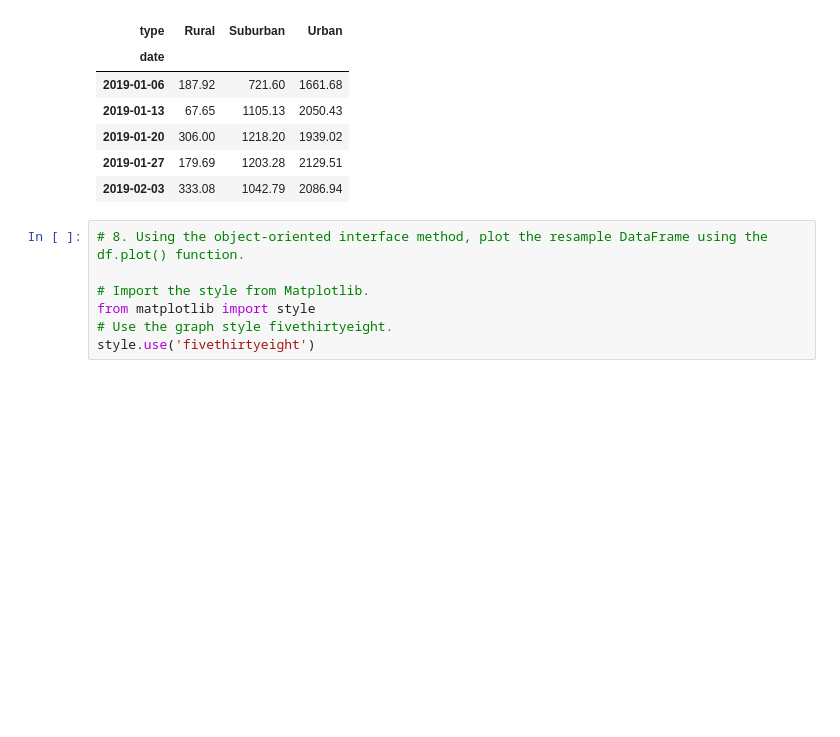
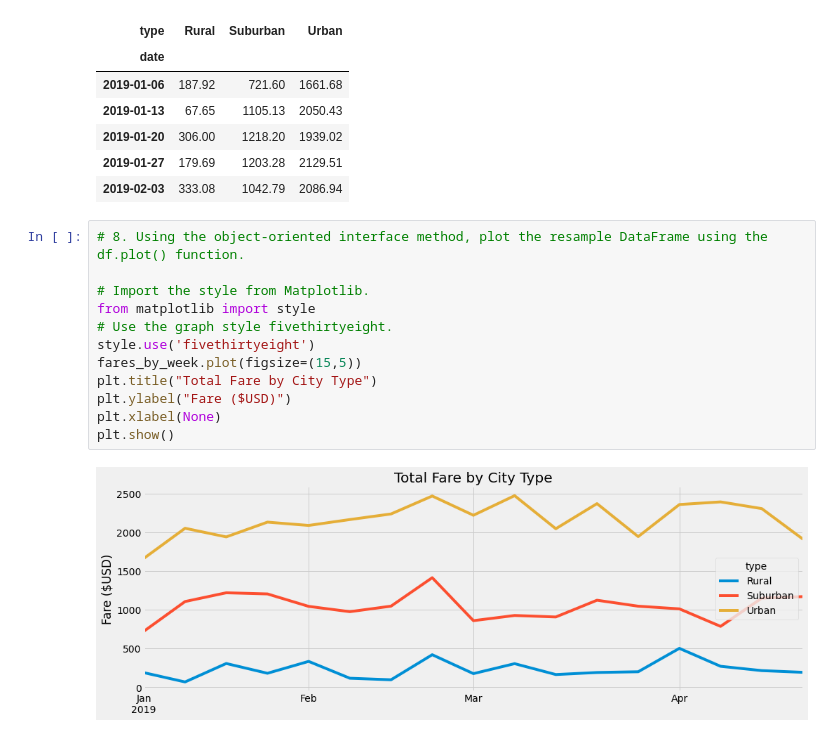
Before and after one commit to RVP97/PyBer_Analysis, a Jupyter notebook: PyBer_Analysis/PyBer_Challenge.ipynb, the cells around one changed output. Saved outputs shown, nothing was run; the diff lists cells and outputs as text; blank space fills up the shorter version.

```diff
--- a/PyBer_Analysis/PyBer_Challenge.ipynb
+++ b/PyBer_Analysis/PyBer_Challenge.ipynb
@@ -248,7 +248,14 @@ fares_by_week.head()
 # %%
 # 8. Using the object-oriented interface method, plot the resample DataFrame using the df.plot() function.
 
 # Import the style from Matplotlib.
 from matplotlib import style
 # Use the graph style fivethirtyeight.
 style.use('fivethirtyeight')
+fares_by_week.plot(figsize=(15,5))
+plt.title("Total Fare by City Type")
+plt.ylabel("Fare ($USD)")
+plt.xlabel(None)
+plt.show()
+# %% [output]
+[figure, added]
```
Also changed, not shown: parts of 1 cell of this notebook.
